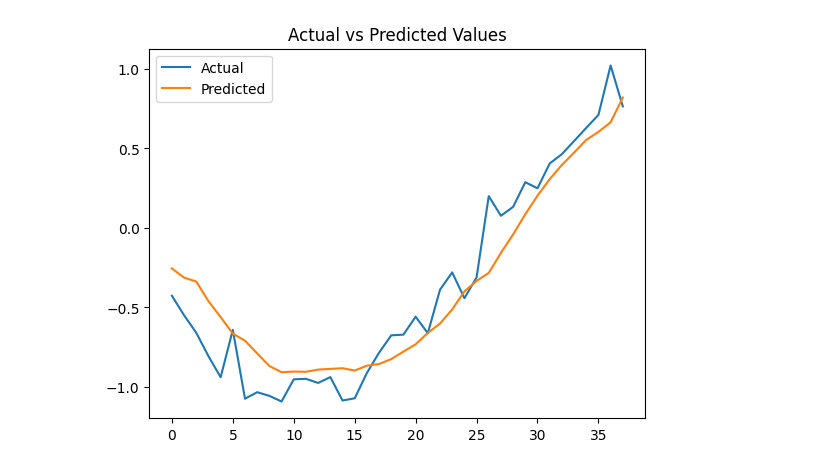
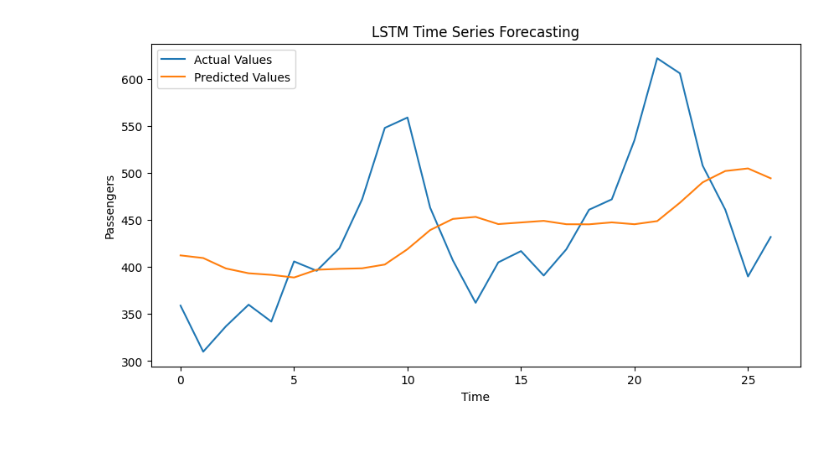
Before and after one commit to Viraj-S45/sem6-labcodes, a Jupyter notebook: DL/exp6/exp6.ipynb, the cells around one changed output. Drawn from its saved outputs; the diff is of its cells as text; code cells hidden in the pictures; blank space fills up the shorter version.

```diff
--- a/DL/exp6/exp6.ipynb
+++ b/DL/exp6/exp6.ipynb
@@ -22,7 +36,9 @@ plt.show()
 # %%
 # Normalization
+values = data["Passengers"].values.reshape(-1,1)
+
 scaler = MinMaxScaler(feature_range=(0,1))
-scaled_data = scaler.fit_transform(df.values)
+values_scaled = scaler.fit_transform(values)
 # %%
 # Sequences for LSTM
 def create_sequences(data, seq_length):
@@ -36,4 +52,7 @@ def create_sequences(data, seq_length):
     return np.array(X), np.array(y)
 
 sequence_length = 10
-X, y = create_sequences(scaled_data, sequence_length)
+
+X, y = create_sequences(values_scaled, sequence_length)
+
+print(X.shape, y.shape)
@@ -40,6 +61,6 @@ X, y = create_sequences(scaled_data, sequence_length)
 # %%
 # Train-Test Split
-split = int(0.8 * len(X))
+split = int(len(X)*0.8)
 
 X_train = X[:split]
 X_test = X[split:]
@@ -70,6 +91,12 @@ Model: "sequential"
  Non-trainable params: 0 (0.00 B)
 # %%
 # Train
-model.fit(X_train, y_train, epochs=20, batch_size=16)
+history = model.fit(
+    X_train,
+    y_train,
+    epochs=20,
+    batch_size=8,
+    validation_data=(X_test, y_test)
+)
 # %% [output]
 Epoch 1/20
@@ -101,10 +127,15 @@ y_test_actual = scaler.inverse_transform(y_test)
 # %%
 # Visualization
-plt.plot(y_test_actual, label="Actual")
-plt.plot(predictions, label="Predicted")
+plt.figure(figsize=(10,5))
 
-plt.title("Actual vs Predicted Values")
+plt.plot(y_test_actual, label="Actual Values")
+plt.plot(predictions, label="Predicted Values")
+
+plt.title("LSTM Time Series Forecasting")
+plt.xlabel("Time")
+plt.ylabel("Passengers")
 plt.legend()
+
 plt.show()
 # %% [output]
-[figure, old version]
+[figure, new version]
```
Also changed, not shown: parts of 8 cells of this notebook.
